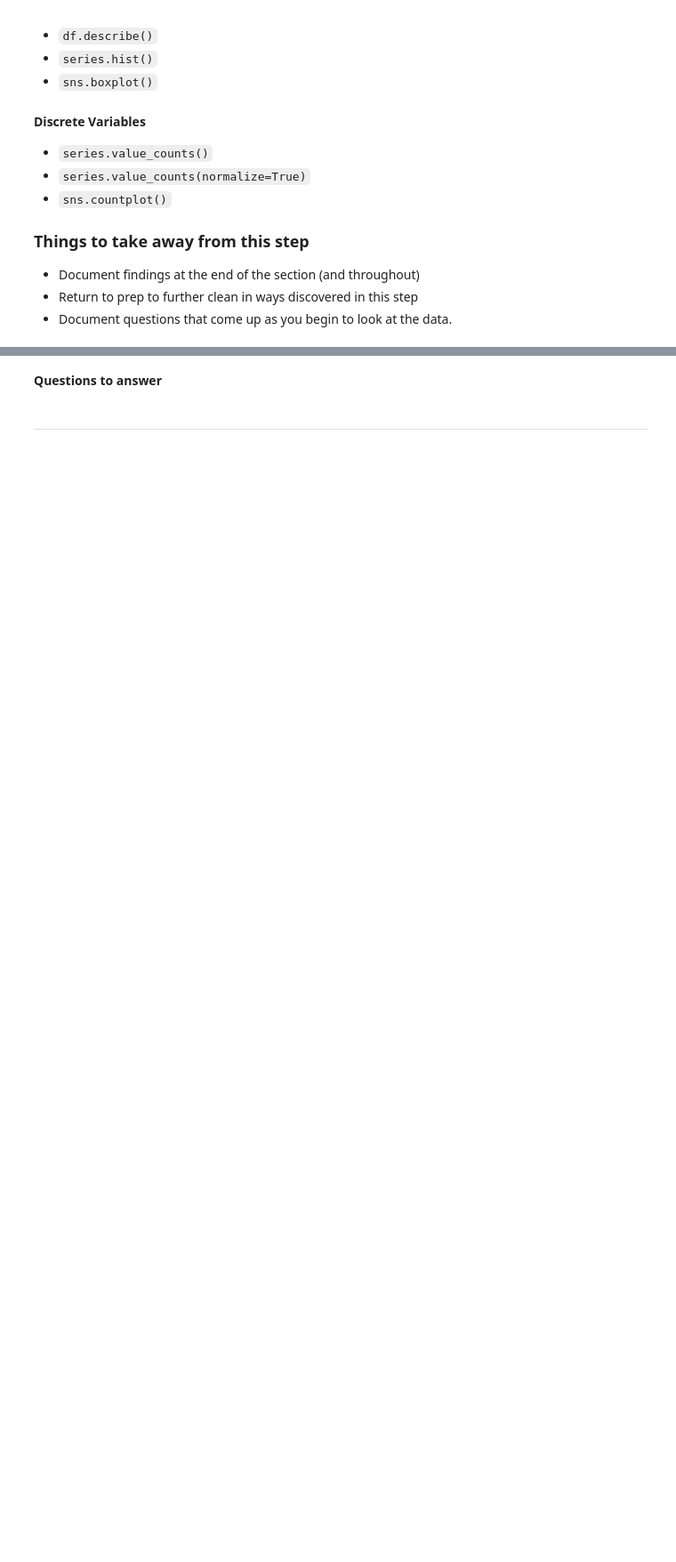
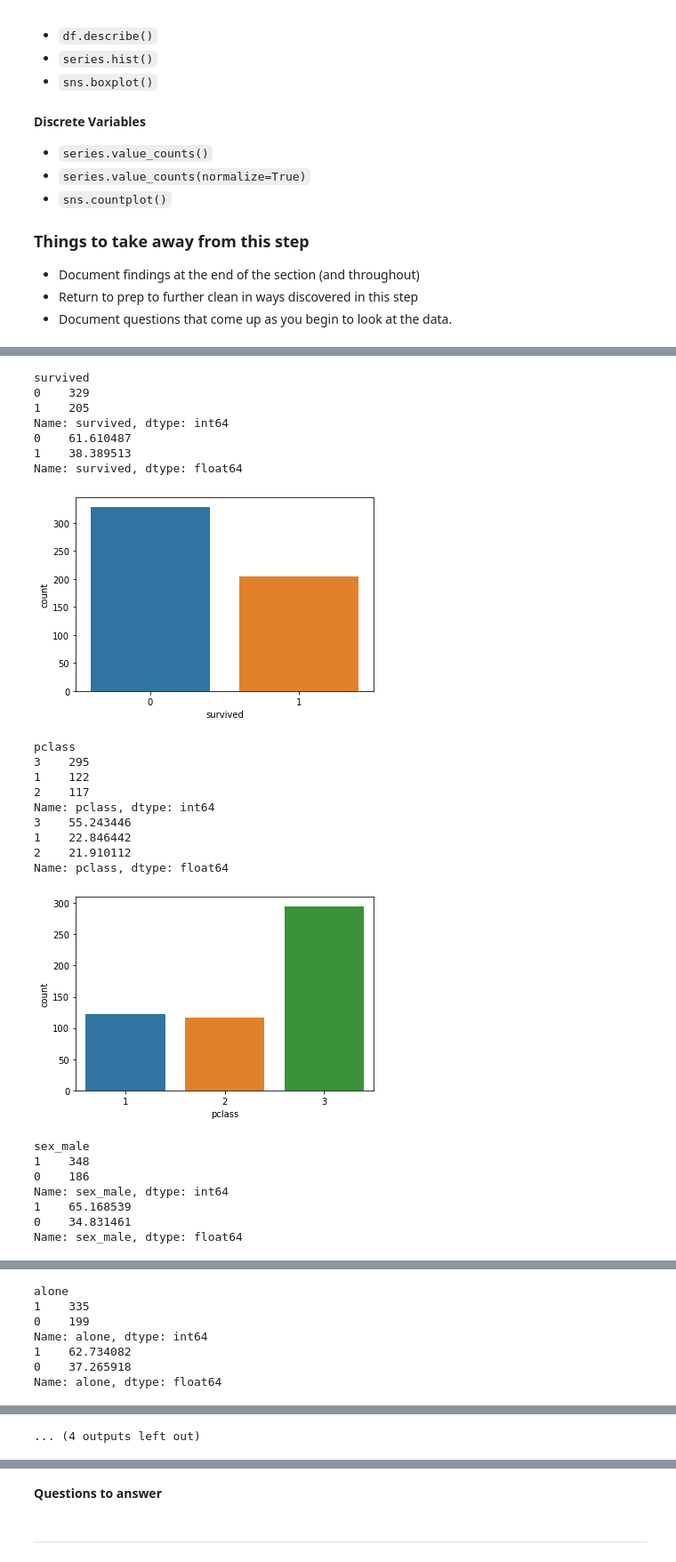
Before and after one commit to CodeupClassroom/leavitt-classification-exercises, a Jupyter notebook: explore.ipynb, the cells around one changed output, grey strips where cells are left out. Shown at 89% size. Drawn from its saved outputs; the diff is of its cells as text; code cells hidden in the pictures; blank space fills up the shorter version.

```diff
--- a/explore.ipynb
+++ b/explore.ipynb
@@ -68,6 +78,6 @@ We explore the interactions of the attributes and target variable to help discov
 
 Acquire Titanic data from our mySQL database
 # %%
-# acquire.get_titanic_data()
+df = acquire.get_titanic_data()
 # %%
 # peek
@@ -86,6 +104,6 @@ Prepare the Titanic data. We apply the same steps before splitting so that we ha
 
 - Let's investigate and determine what are best options are for handling the missing ages
 # %%
-# prepare.prep_titanic(df)
+df = prepare.prep_titanic(df)
 # %%
 # peek
@@ -92,4 +115,4 @@ Prepare the Titanic data. We apply the same steps before splitting so that we ha
 # %% [markdown]
 **Split** data into Train, Validate, Test
 # %%
-# prepare.my_train_test_split(df, target = 'survived')
+train, validate, test = prepare.my_train_test_split(df, target = 'survived')
@@ -131,0 +206,5 @@ Prepare the Titanic data. We apply the same steps before splitting so that we ha
+# %%
+num_vars = ['fare']
+cat_vars = ['survived', 'pclass', 'sex_male', 'sibsp', 'parch', 'alone',
+            'embark_town_Queenstown', 'embark_town_Southampton'
+           ]
@@ -131,0 +213,33 @@ Prepare the Titanic data. We apply the same steps before splitting so that we ha
+# %%
+for col in cat_vars:
+    print(col)
+    print(train[col].value_counts())
+    print(train[col].value_counts(normalize=True)*100)
+    sns.countplot(x=col, data=train)
+    plt.show()
+# %% [output]
+survived
+0    329
+1    205
+Name: survived, dtype: int64
+0    61.610487
+1    38.389513
+Name: survived, dtype: float64
+[figure, added]
+pclass
+3    295
+1    122
+2    117
+Name: pclass, dtype: int64
+3    55.243446
+1    22.846442
+2    21.910112
+Name: pclass, dtype: float64
+[figure, added]
+sex_male
+1    348
+0    186
+Name: sex_male, dtype: int64
+1    65.168539
+0    34.831461
+Name: sex_male, dtype: float64
@@ -131,0 +281,7 @@ Prepare the Titanic data. We apply the same steps before splitting so that we ha
+alone
+1    335
+0    199
+Name: alone, dtype: int64
+1    62.734082
+0    37.265918
+Name: alone, dtype: float64
@@ -131,0 +289 @@ Prepare the Titanic data. We apply the same steps before splitting so that we ha
+... (4 outputs left out)
```
Also changed, not shown: parts of 37 cells of this notebook.
